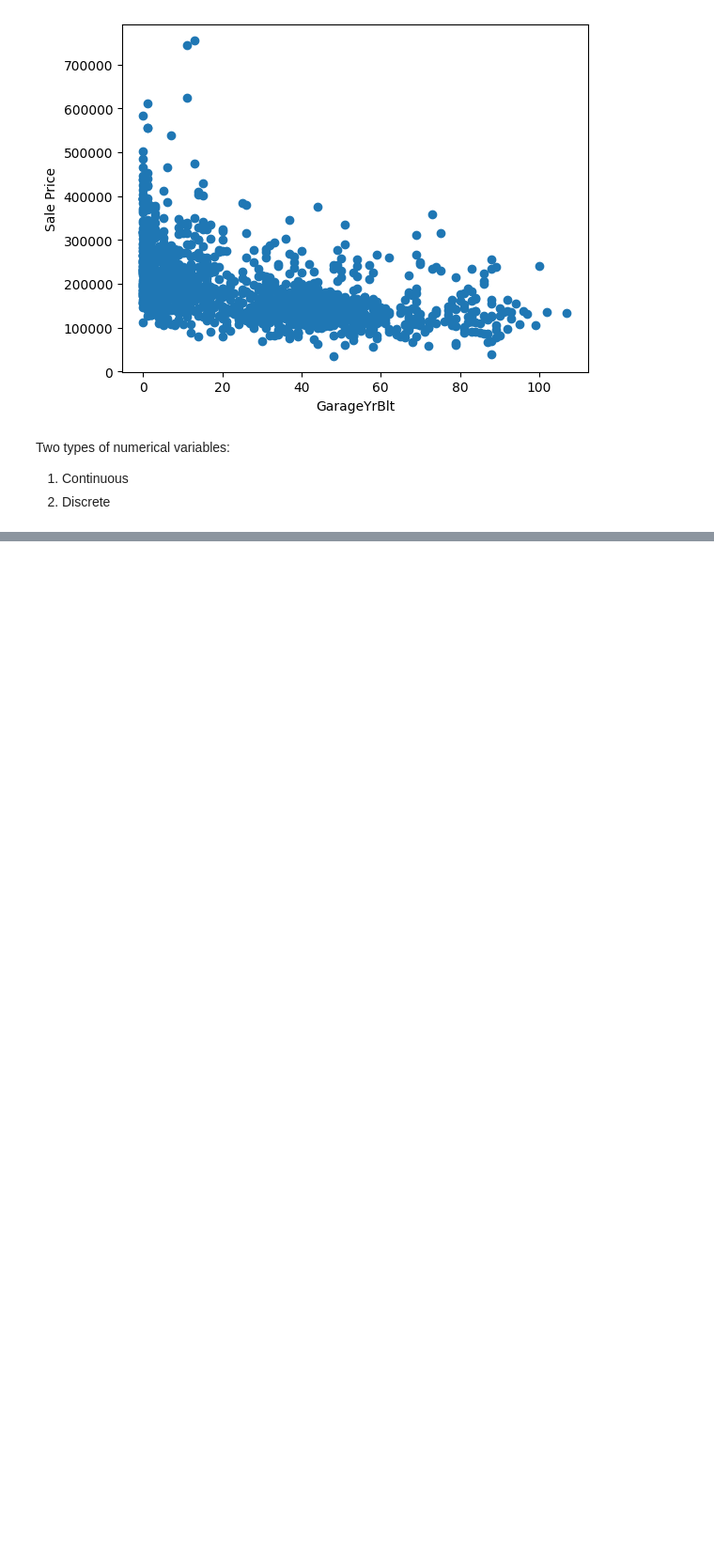
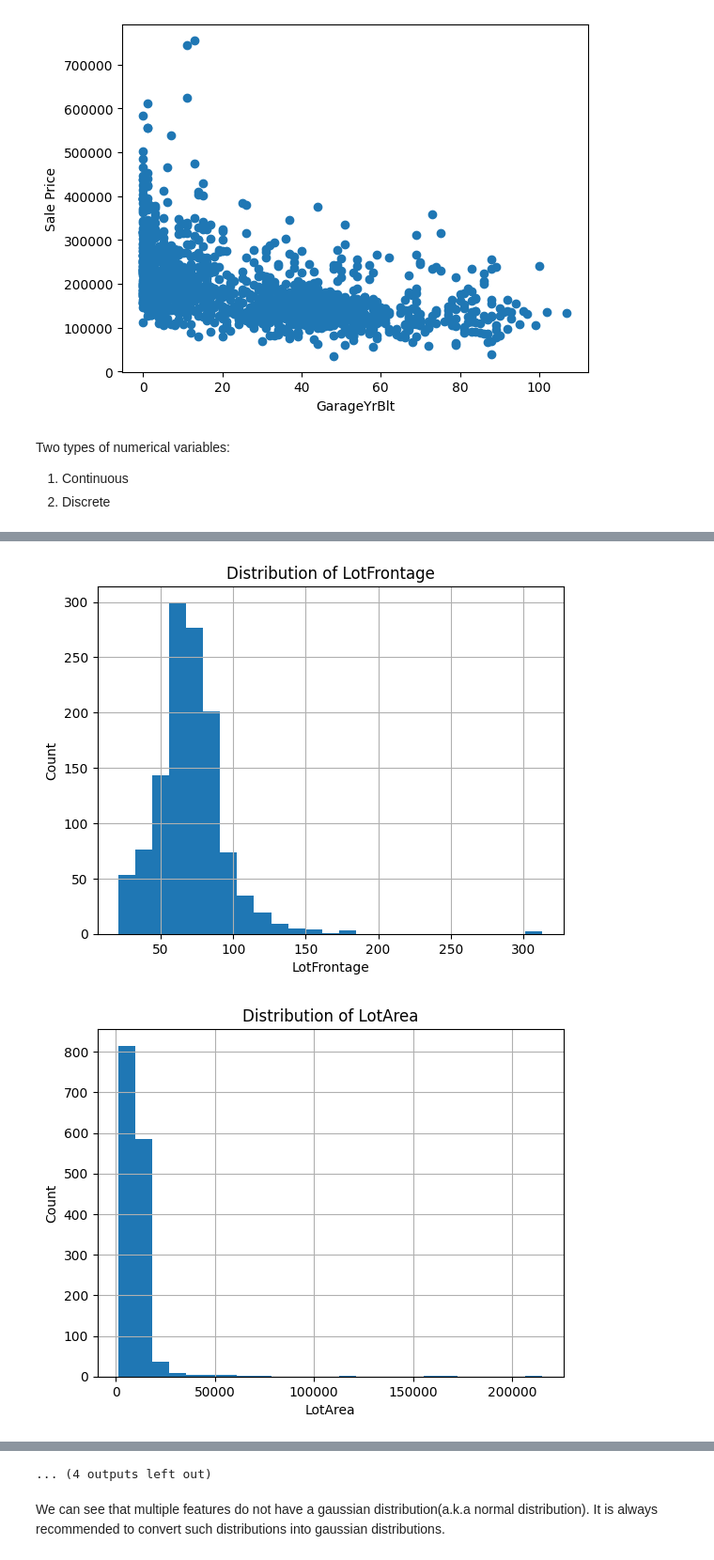
Before and after one commit to Prithvi2310/Advanced-House-Price-Prediction, a Jupyter notebook: main.ipynb, the cells around one changed output, grey strips where cells are left out. Shown at 94% size. Cells and saved outputs as stored; diff of their text form; code cells hidden in the pictures; blank space fills up the shorter version.

```diff
--- a/main.ipynb
+++ b/main.ipynb
@@ -190,0 +300,13 @@ Two types of numerical variables:
+# %%
+# Analysing the continuous values by plotting histograms to understand their respective distributions
+for feature in continuous_features:
+    data = dataset.copy()
+    #sns.displot(data[feature],kde=True)
+    data[feature].hist(bins=25)
+    plt.xlabel(feature)
+    plt.ylabel('Count')
+    plt.title(f'Distribution of {feature}')
+    plt.show()
+# %% [output]
+[figure, added]
+[figure, added]
@@ -190,0 +323,3 @@ Two types of numerical variables:
+... (4 outputs left out)
+# %% [markdown]
+We can see that multiple features do not have a gaussian distribution(a.k.a normal distribution). It is always recommended to convert such distributions into gaussian distributions.
```
Also changed, not shown: parts of 11 cells of this notebook.
